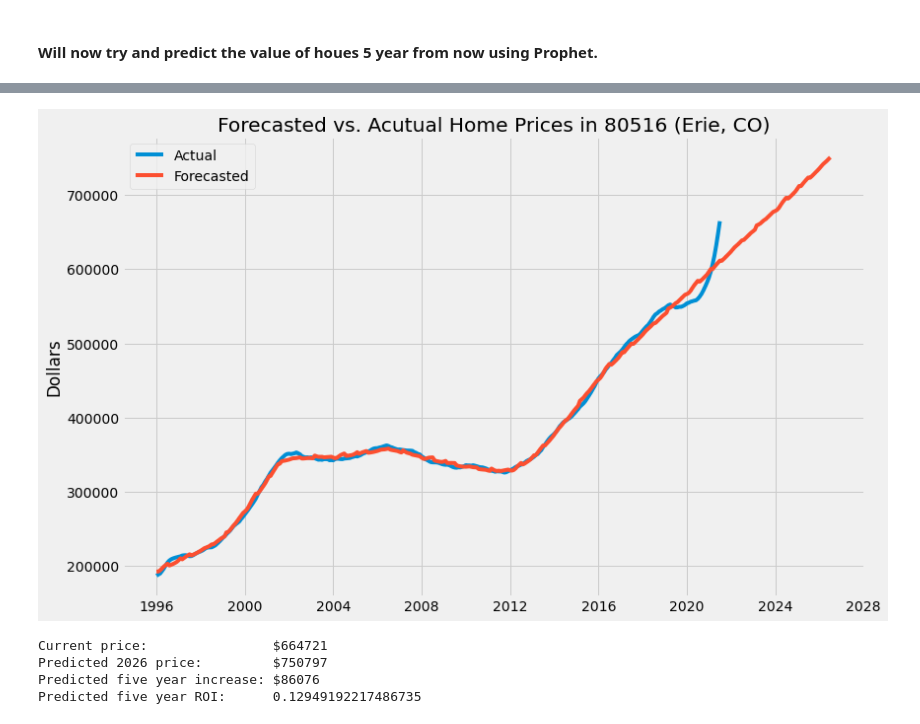
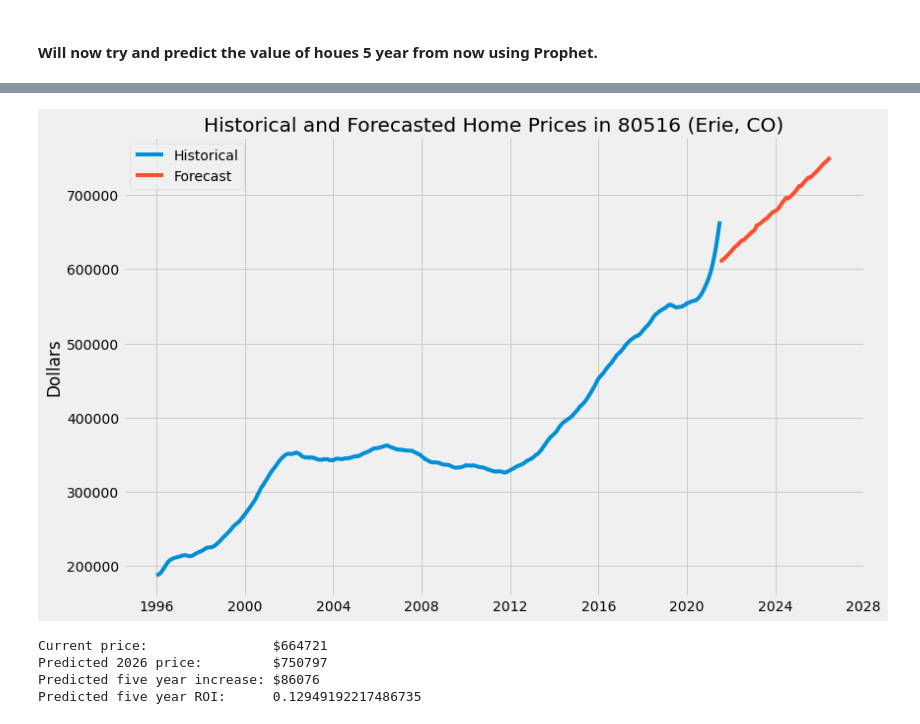
Before and after one commit to fivearm/Phase_4_Project, a Jupyter notebook: Erie_CO_80516.ipynb, the cells around one changed output, grey strips where cells are left out. Cells and saved outputs as stored; diff of their text form; code cells hidden in the pictures.

```diff
--- a/Erie_CO_80516.ipynb
+++ b/Erie_CO_80516.ipynb
@@ -284,12 +284,14 @@ INFO:fbprophet:Disabling daily seasonality. Run prophet with daily_seasonality=T
+# %%
+future_dates = forecast[forecast.ds >= '2021-07-01']
 # %%
 fig, ax = plt.subplots(figsize=(12,8))
-ax.plot(Erie_proph.ds, Erie_proph.y, label='Actual')
-ax.plot(forecast.ds, forecast.yhat, label='Forecasted')
-ax.set_title('Forecasted vs. Acutual Home Prices in 80516 (Erie, CO)')
+ax.plot(Erie_proph.ds, Erie_proph.y, label='Historical')
+ax.plot(future_dates.ds, future_dates.yhat, label='Forecast')
+ax.set_title('Historical and Forecasted Home Prices in 80516 (Erie, CO)')
 ax.set_ylabel('Dollars')
 ax.legend();
 # %% [output]
-[figure, old version]
+[figure, new version]
 # %%
 current_price = int(Erie_proph[Erie_proph.ds == '2021-07-01'].y.values)
 predicted_price = int(forecast[forecast.ds == '2026-07-01'].yhat.values)
```
Also changed, not shown: parts of 5 cells of this notebook, 2 other files.
